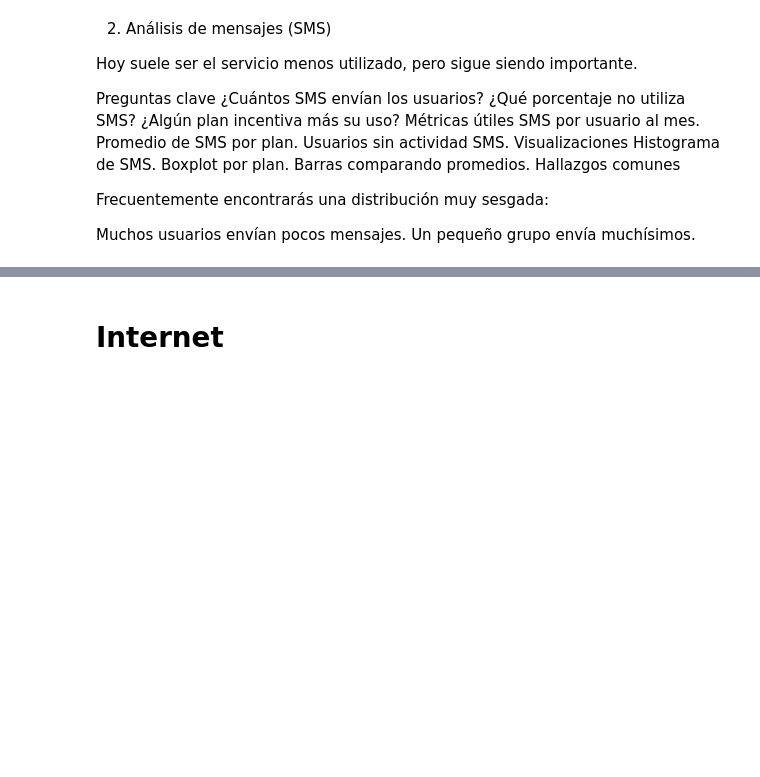
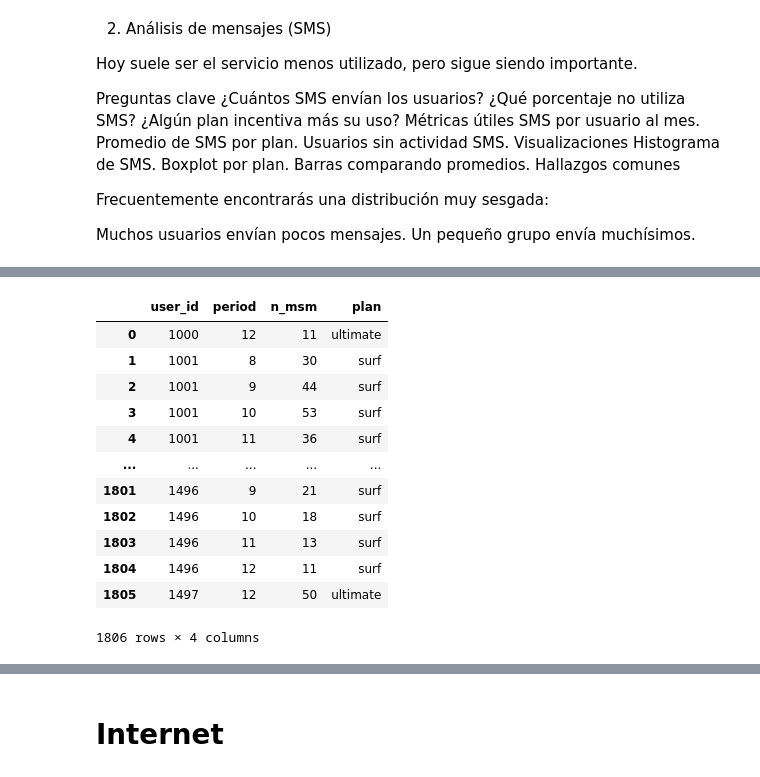
Before and after one commit to EladioVG/Project_1, a Jupyter notebook: Proyecto tecnico_v1(sin terminar).ipynb, the cells around one changed output, grey strips where cells are left out. Cells and saved outputs as stored; diff of their text form; code cells hidden in the pictures; blank space fills up the shorter version.

```diff
--- a/Proyecto tecnico_v1(sin terminar).ipynb
+++ b/Proyecto tecnico_v1(sin terminar).ipynb
@@ -768,0 +776,19 @@ Un pequeño grupo envía muchísimos.
+# %%
+mensajes_enviados=meg_msm.groupby(['user_id','period']).size().reset_index()
+mensajes_enviados['plan']=mensajes_enviados['user_id'].map(meg_users.set_index('user_id')['plan'])
+mensajes_enviados=mensajes_enviados.rename(columns={0:'n_msm'})
+mensajes_enviados
+# %% [output]
+|  | user_id | period | n_msm | plan |
+| 0 | 1000 | 12 | 11 | ultimate |
+| 1 | 1001 | 8 | 30 | surf |
+| 2 | 1001 | 9 | 44 | surf |
+| 3 | 1001 | 10 | 53 | surf |
+| 4 | 1001 | 11 | 36 | surf |
+| ... | ... | ... | ... | ... |
+| 1801 | 1496 | 9 | 21 | surf |
+| 1802 | 1496 | 10 | 18 | surf |
+| 1803 | 1496 | 11 | 13 | surf |
+| 1804 | 1496 | 12 | 11 | surf |
+| 1805 | 1497 | 12 | 50 | ultimate |
+1806 rows × 4 columns
```
Also changed, not shown: parts of 18 cells of this notebook.
